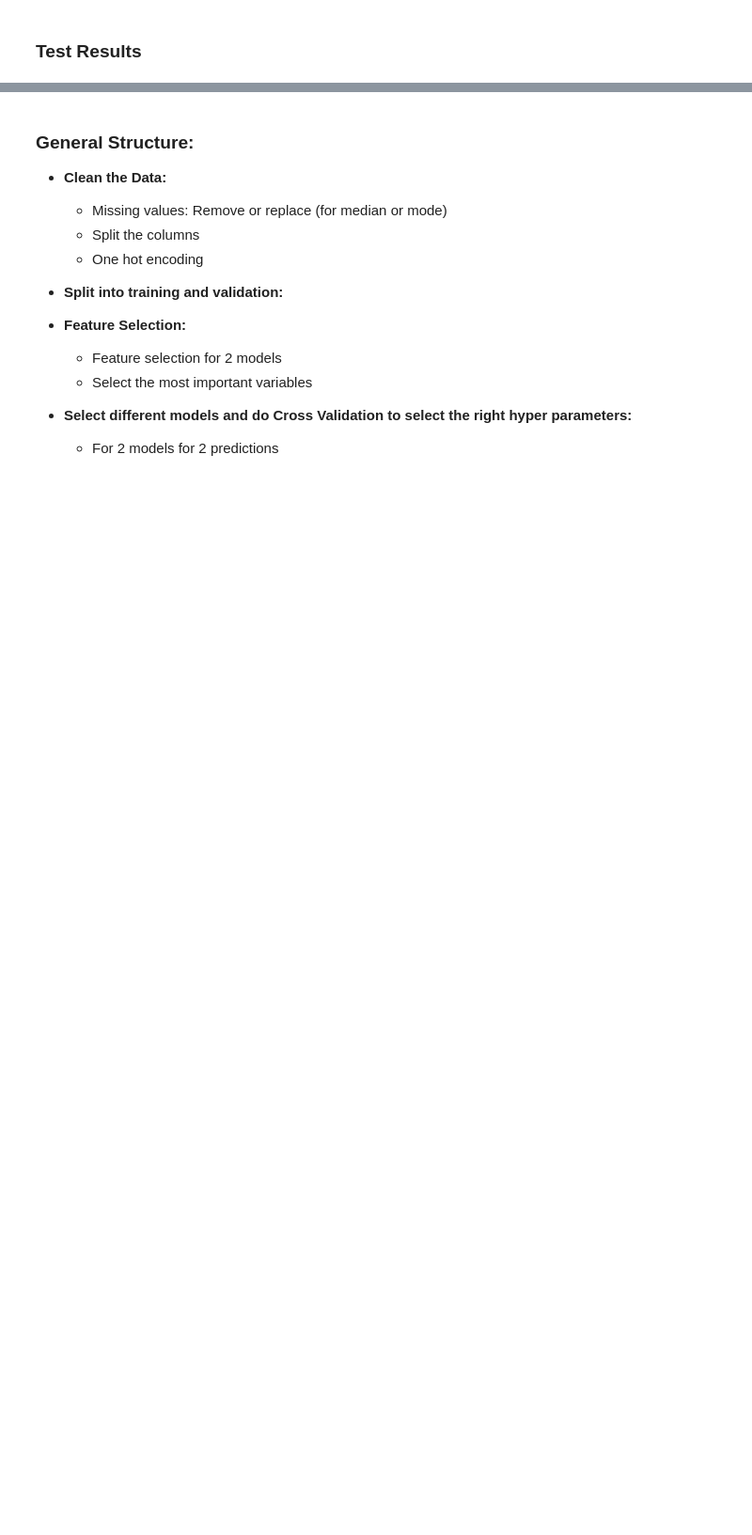
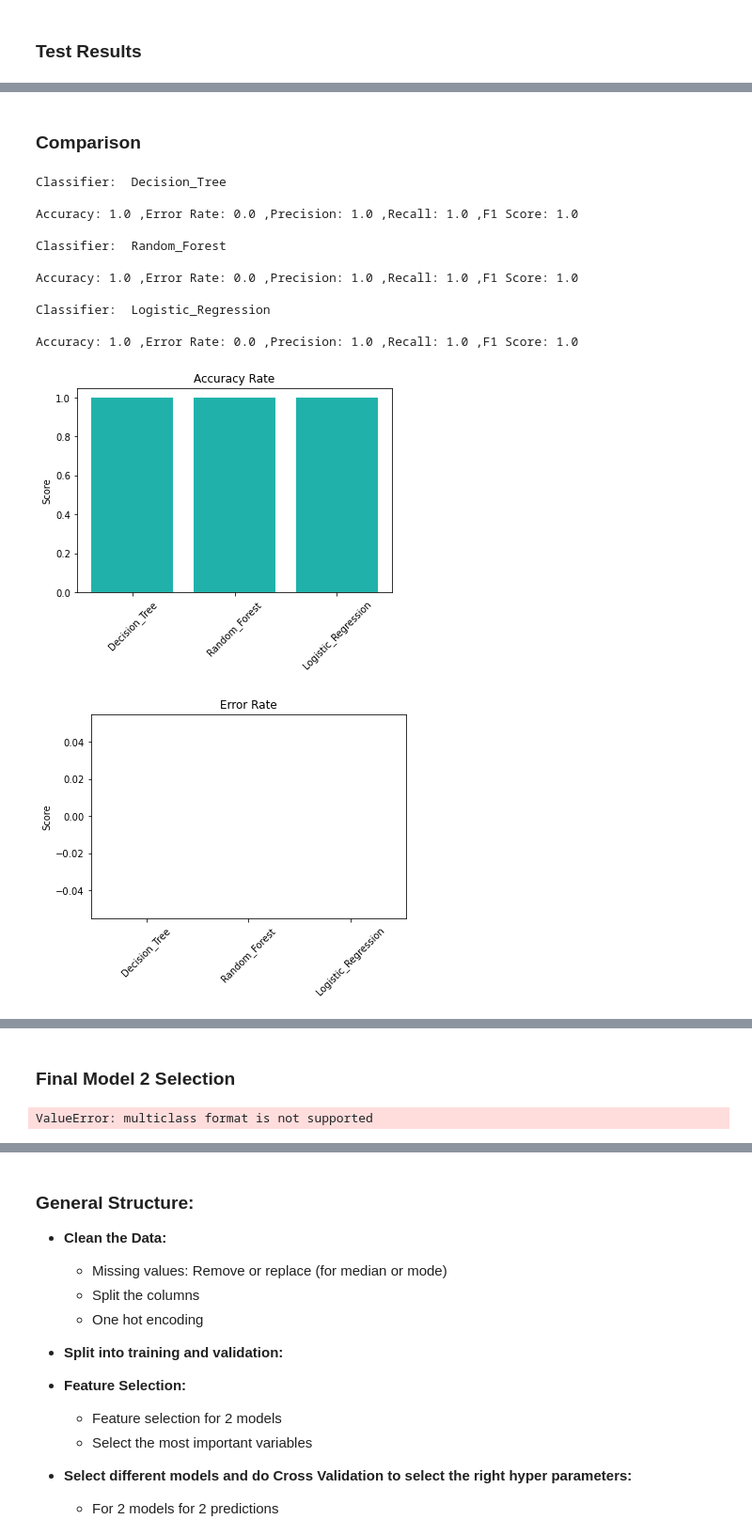
Before and after one commit to rodolfolermacontreras/Boeing_Assignment_1, a Jupyter notebook: Boeing_Assignment.ipynb, the cells around one changed output, grey strips where cells are left out. Shown at 94% size. Drawn from its saved outputs; the diff is of its cells as text; code cells hidden in the pictures; blank space fills up the shorter version.

Commit message:
Working on second model

```diff
--- a/Boeing_Assignment.ipynb
+++ b/Boeing_Assignment.ipynb
@@ -542,0 +598,3 @@ R-Squared for the Data: 0.8975185205309233
+# %%
+lasso_features_trim, len_lasso_trim = feature_select_lasso(features, target_trim, 0.001)
+print('# of Features using LASSO: ' + str(len_lasso_trim))
@@ -542,0 +603,3 @@ R-Squared for the Data: 0.8975185205309233
+# %%
+lasso_variables_tim = data[lasso_features_trim]
+X_train_2, X_test_2, y_train_2, y_test_2 = train_test_split(lasso_variables_tim, target_trim, test_size=0.20, random_state=42)
@@ -542,0 +675,24 @@ R-Squared for the Data: 0.8975185205309233
+# %%
+from sklearn.linear_model import LogisticRegression
+
+max_iter_options = [1000,10000]
+penalty_options = ['l1', 'l2', 'elasticnet', 'none']
+solver_options = ['saga']
+multi = ['multinomial']
+
+lr_grid = {'penalty': penalty_options,
+           'solver': solver_options,
+           'multi_class': multi,
+           'max_iter': max_iter_options}
+
+lr_base = LogisticRegression()
+
+logistic_reg_hyper = RandomizedSearchCV(estimator = lr_base, param_distributions = lr_grid,
+                               n_iter = 200, cv = 3, verbose = 2, random_state = 42,
+                               n_jobs = -1)
+
+# Fit the random search model
+logistic_reg_hyper.fit(X_train_2, y_train_2)
+
+z = logistic_reg_hyper.best_params_
+z
@@ -542,0 +706,2 @@ R-Squared for the Data: 0.8975185205309233
+# %% [markdown]
+### Comparison
@@ -542,0 +773,27 @@ R-Squared for the Data: 0.8975185205309233
+# %%
+#Classifiers
+dt = DecisionTreeClassifier(criterion=x['criterion'], max_depth = x['max_depth'], min_samples_split = x['min_samples_split'], min_samples_leaf = x['min_samples_leaf'])
+rf = RandomForestClassifier(n_estimators = y['n_estimators'], criterion = y['criterion'], max_depth = y['max_depth'], min_samples_split = y['min_samples_split'], min_samples_leaf = y['min_samples_leaf'])
+lr = LogisticRegression(solver = z['solver'], penalty = z['penalty'], multi_class = z['multi_class'], max_iter = z['max_iter'])
+
+#List for Classifiers and Names
+header = ["Decision_Tree","Random_Forest", "Logistic_Regression"]
+V = [dt, rf, lr]
+# %%
+from sklearn import metrics
+from sklearn.metrics import *
+classifier_performance(V, header, X_train_2, X_test_2, y_train_2, y_test_2)
+# %% [output]
+Classifier:  Decision_Tree
+
+Accuracy: 1.0 ,Error Rate: 0.0 ,Precision: 1.0 ,Recall: 1.0 ,F1 Score: 1.0
+
+Classifier:  Random_Forest
+
+Accuracy: 1.0 ,Error Rate: 0.0 ,Precision: 1.0 ,Recall: 1.0 ,F1 Score: 1.0
+
+Classifier:  Logistic_Regression
+
+Accuracy: 1.0 ,Error Rate: 0.0 ,Precision: 1.0 ,Recall: 1.0 ,F1 Score: 1.0
+[figure, added]
+[figure, added]
@@ -542,0 +803,2 @@ R-Squared for the Data: 0.8975185205309233
+# %% [markdown]
+### Final Model 2 Selection
@@ -542,0 +814,13 @@ R-Squared for the Data: 0.8975185205309233
+# %%
+rf = RandomForestClassifier(n_estimators = y['n_estimators'], criterion = y['criterion'], max_depth = y['max_depth'], min_samples_split = y['min_samples_split'], min_samples_leaf = y['min_samples_leaf'])
+rf.fit(X_train_2, y_train_2)
+
+fpr, tpr, rf_acc, roc_auc = performance_values(X_test_2, y_test_2, rf)
+
+print("Accuracy: {}".format(rf_acc*100))
+print("AUC: {}".format(roc_auc*100))
+
+# Plot the ROC curve
+ROC_curve(fpr,tpr,roc_auc)
+# %% [output]
+ValueError: multiclass format is not supported
```
Also changed, not shown: parts of 73 cells of this notebook.
